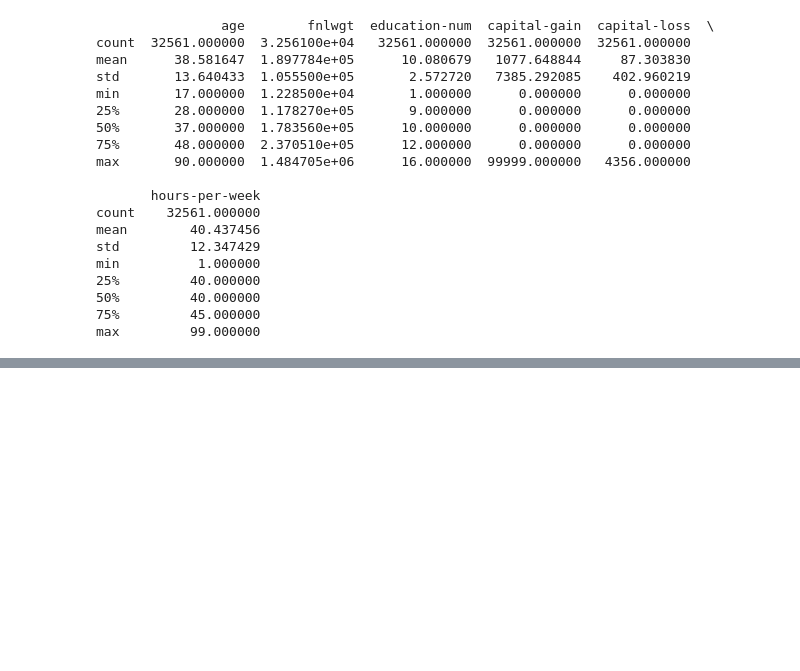
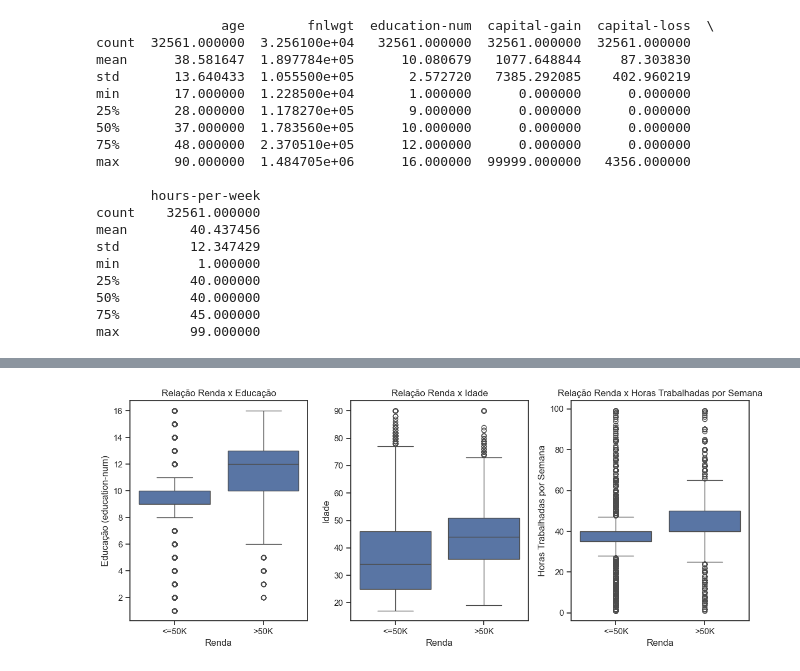
Before and after one commit to iranhonorato/APS-Machine-Learning, a Jupyter notebook: src/projeto_eda.ipynb, the cells around one changed output, grey strips where cells are left out. Saved outputs shown, nothing was run; the diff lists cells and outputs as text; code cells hidden in the pictures; blank space fills up the shorter version.

```diff
--- a/src/projeto_eda.ipynb
+++ b/src/projeto_eda.ipynb
@@ -270,0 +278,25 @@ hello world 2
+# %%
+import seaborn as sns
+# - Analisar relações entre variáveis numéricas e categóricas usando boxplots ou violin plots.
+
+fig, axes = plt.subplots(1, 3, figsize=(12,5))
+
+sns.boxplot(data=df, x='income', y='education-num', orient='v', ax=axes[0])
+axes[0].set_xlabel("Renda")
+axes[0].set_ylabel("Educação (education-num)")
+axes[0].set_title("Relação Renda x Educação")
+
+sns.boxplot(data=df, x='income', y='age', orient='v', ax=axes[1])
+axes[1].set_xlabel("Renda")
+axes[1].set_ylabel("Idade")
+axes[1].set_title("Relação Renda x Idade")
+
+sns.boxplot(data=df, x='income', y='hours-per-week', orient='v', ax=axes[2])
+axes[2].set_xlabel("Renda")
+axes[2].set_ylabel("Horas Trabalhadas por Semana")
+axes[2].set_title("Relação Renda x Horas Trabalhadas por Semana")
+
+plt.tight_layout()
+plt.show()
+# %% [output]
+[figure, added]
```
Also changed, not shown: parts of 6 cells of this notebook.
